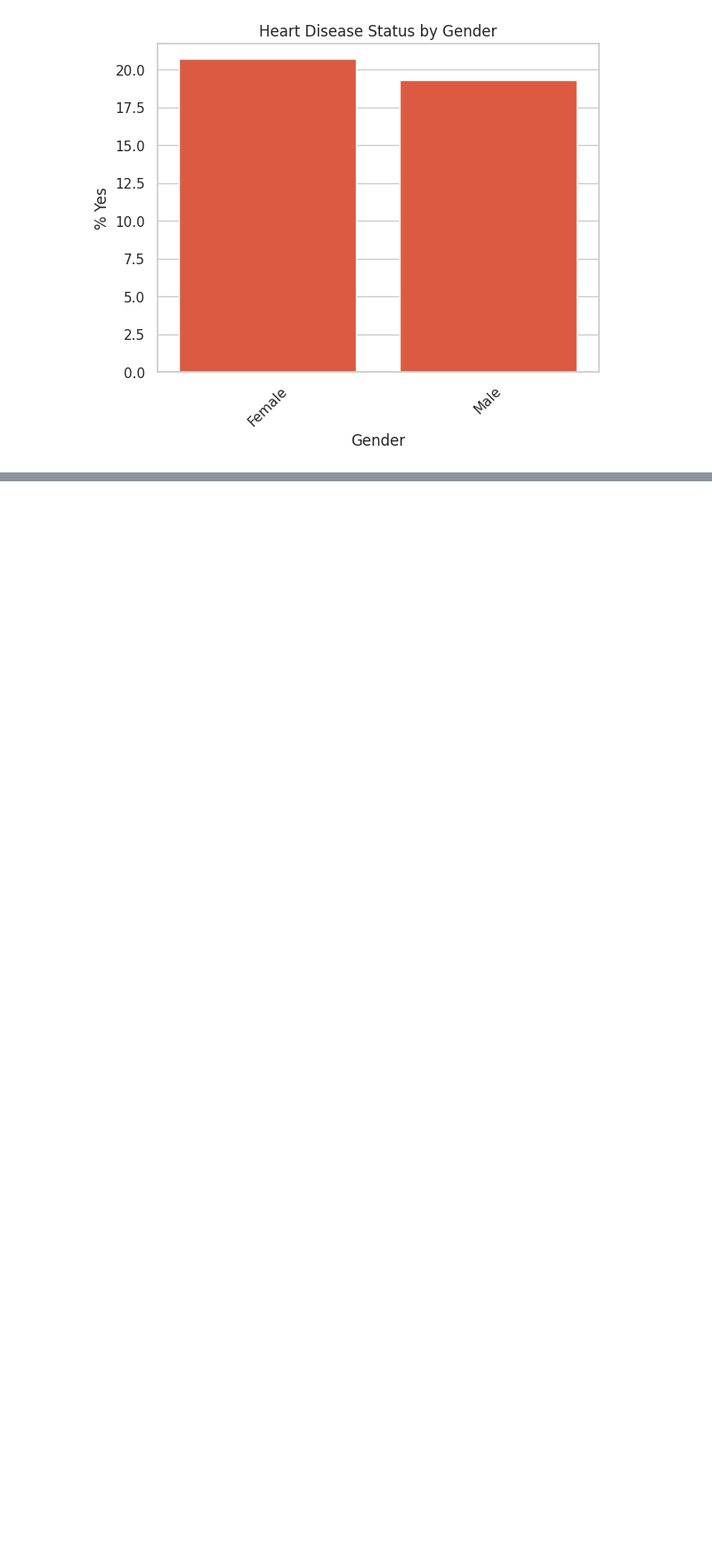
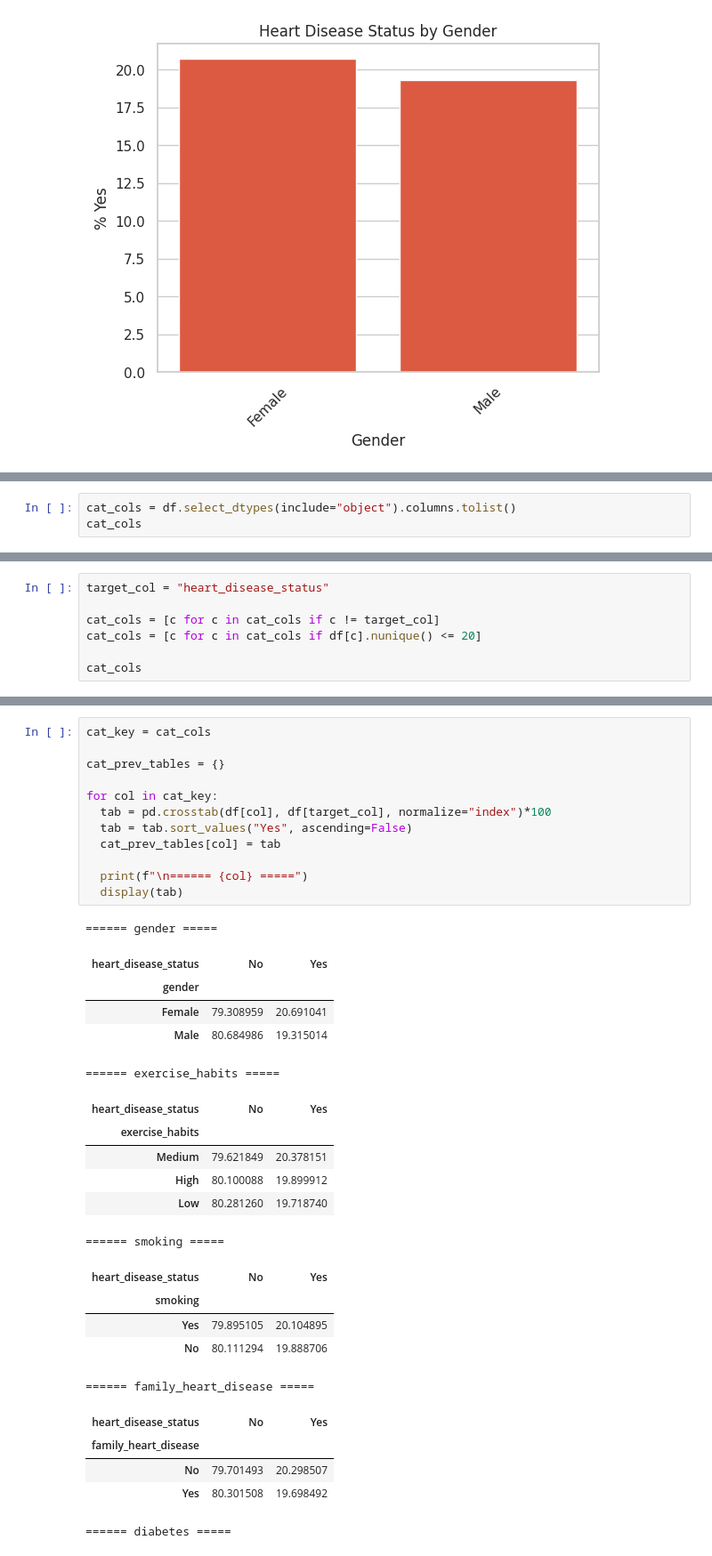
Before and after one commit to mochaheree/heart_disease-portofolio, a Jupyter notebook: notebook/02_python_exploratory_data_analysis.ipynb, the cells around one changed output, grey strips where cells are left out. Shown at 89% size. Saved outputs shown, nothing was run; the diff lists cells and outputs as text; blank space fills up the shorter version.

```diff
--- a/notebook/02_python_exploratory_data_analysis.ipynb
+++ b/notebook/02_python_exploratory_data_analysis.ipynb
@@ -150,0 +155,3 @@ for col in num_key:
+# %%
+cat_cols = df.select_dtypes(include="object").columns.tolist()
+cat_cols
@@ -150,0 +173,7 @@ for col in num_key:
+# %%
+target_col = "heart_disease_status"
+
+cat_cols = [c for c in cat_cols if c != target_col]
+cat_cols = [c for c in cat_cols if df[c].nunique() <= 20]
+
+cat_cols
@@ -150,0 +194,35 @@ for col in num_key:
+# %%
+cat_key = cat_cols
+
+cat_prev_tables = {}
+
+for col in cat_key:
+  tab = pd.crosstab(df[col], df[target_col], normalize="index")*100
+  tab = tab.sort_values("Yes", ascending=False)
+  cat_prev_tables[col] = tab
+
+  print(f"\n====== {col} =====")
+  display(tab)
+# %% [output]
+====== gender =====
+| heart_disease_status | No | Yes |
+| gender |  |  |
+| Female | 79.308959 | 20.691041 |
+| Male | 80.684986 | 19.315014 |
+====== exercise_habits =====
+| heart_disease_status | No | Yes |
+| exercise_habits |  |  |
+| Medium | 79.621849 | 20.378151 |
+| High | 80.100088 | 19.899912 |
+| Low | 80.281260 | 19.718740 |
+====== smoking =====
+| heart_disease_status | No | Yes |
+| smoking |  |  |
+| Yes | 79.895105 | 20.104895 |
+| No | 80.111294 | 19.888706 |
+====== family_heart_disease =====
+| heart_disease_status | No | Yes |
+| family_heart_disease |  |  |
+| No | 79.701493 | 20.298507 |
+| Yes | 80.301508 | 19.698492 |
+====== diabetes =====
```
Also changed, not shown: parts of 7 cells of this notebook.
